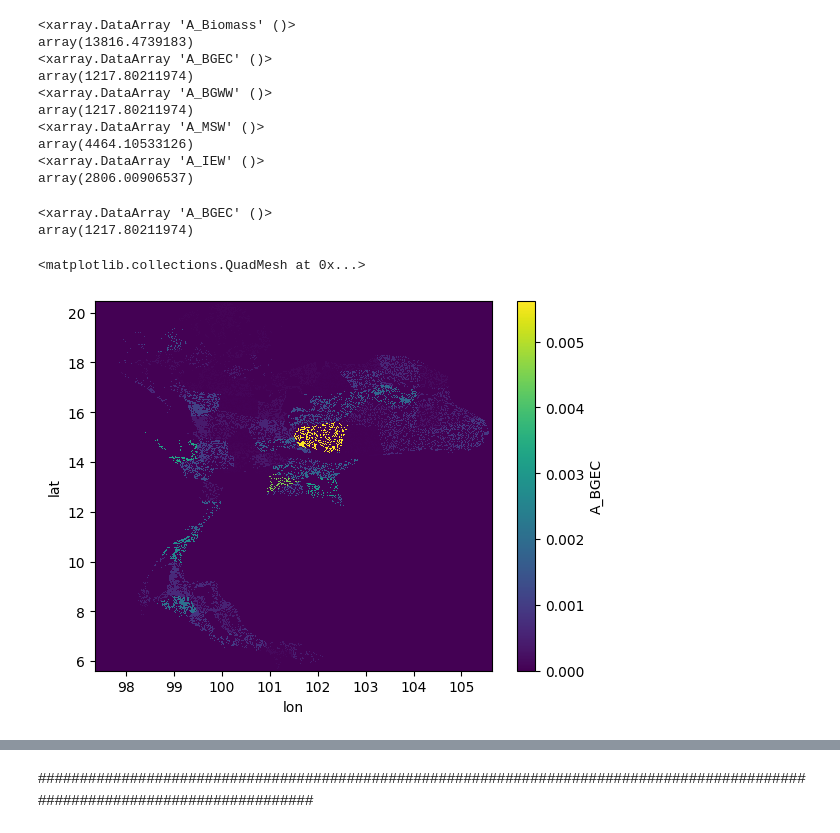
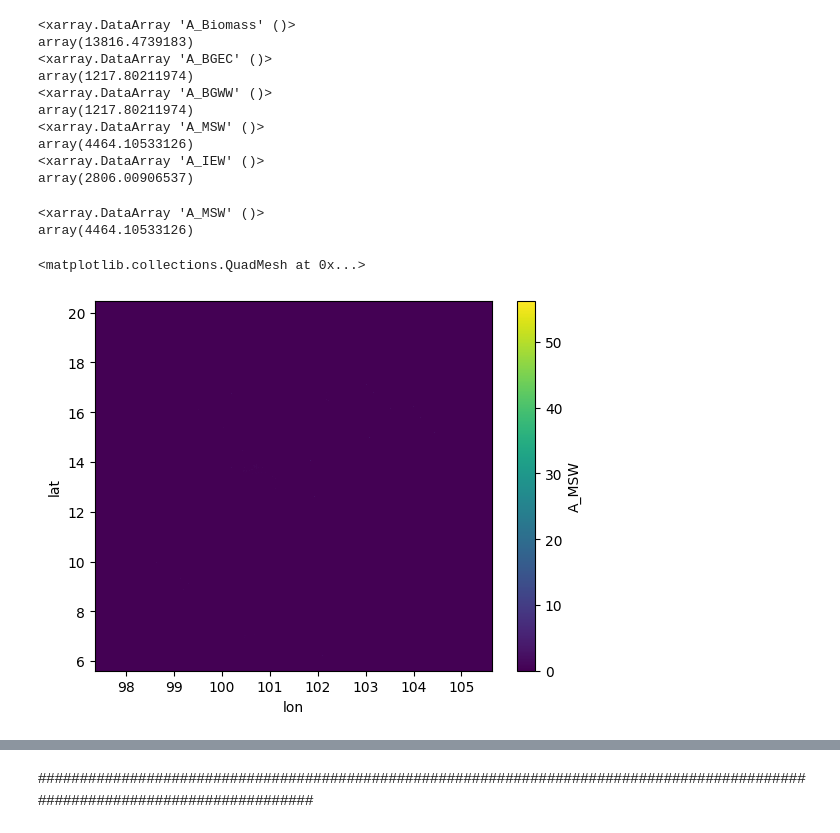
Before and after one commit to NarasetS/REPowerPlant_Siting, a Jupyter notebook: 10_SI_Farmarea.ipynb, the cells around one changed output, grey strips where cells are left out. Drawn from its saved outputs; the diff is of its cells as text; code cells hidden in the pictures.

```diff
--- a/10_SI_Farmarea.ipynb
+++ b/10_SI_Farmarea.ipynb
@@ -1054,11 +1054,11 @@ rolgridsuitablearea_bgww = int(np.ceil(np.sqrt(suitablearea_bgww/areapergrid)))
 rolgridsuitablearea_msw = int(np.ceil(np.sqrt(suitablearea_msw/areapergrid)))
 rolgridsuitablearea_iew = int(np.ceil(np.sqrt(suitablearea_iew/areapergrid)))
 # %%
-print(xr_final_SI['A_BGEC'].sum())
-xr_final_SI['A_BGEC'].plot()
+print(xr_final_SI['A_MSW'].sum())
+xr_final_SI['A_MSW'].plot()
 # %% [output]
-<xarray.DataArray 'A_BGEC' ()>
-array(1217.80211974)
+<xarray.DataArray 'A_MSW' ()>
+array(4464.10533126)
 <matplotlib.collections.QuadMesh at 0x...>
-[figure, old version]
+[figure, new version]
 # %%
```
Also changed, not shown: parts of 3 cells of this notebook, 2 other files.
